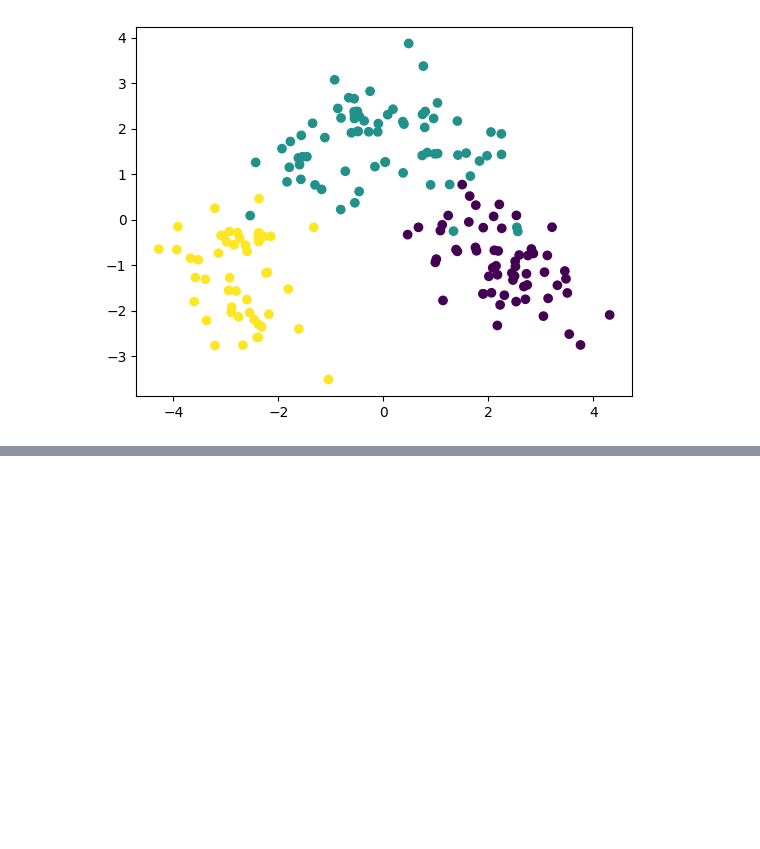
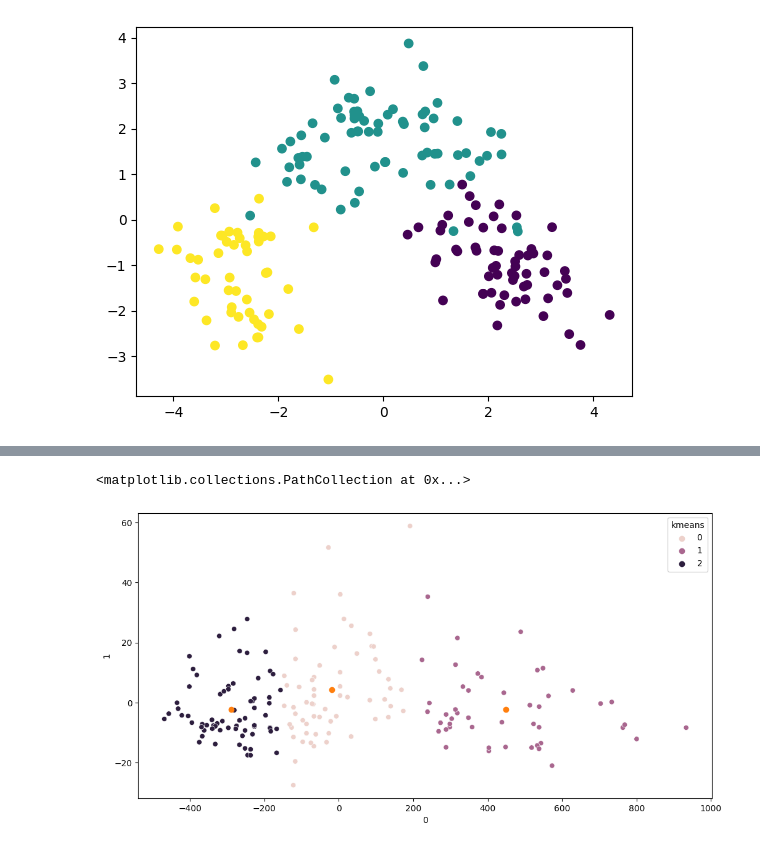
Before and after one commit to HWMV/MachineLearn, a Jupyter notebook: Machine_learning6.ipynb, the cells around one changed output, grey strips where cells are left out. Saved outputs shown, nothing was run; the diff lists cells and outputs as text; code cells hidden in the pictures; blank space fills up the shorter version.

```diff
--- a/Machine_learning6.ipynb
+++ b/Machine_learning6.ipynb
@@ -273,0 +293,6 @@ plt.scatter(df.iloc[:,0],df.iloc[:,1],c=dataset.target)
+# %%
+# wine 데이터셋 로드
+from sklearn.datasets import load_wine
+dataset = load_wine()
+data = pd.DataFrame(dataset.data, columns=dataset.feature_names)
+df = data.copy()
@@ -273,0 +328,14 @@ plt.scatter(df.iloc[:,0],df.iloc[:,1],c=dataset.target)
+# %%
+# 시각화 (PCA > 군집 > 시각화)
+# PCA
+df = data.copy()
+pca = PCA(n_components=2)
+df = pca.fit_transform(df)
+df = pd.DataFrame(df)
+# %%
+# KMeans를 통해 군집 시켜보자
+kmeans = KMeans(n_clusters=3)
+kmeans.fit(df)
+pred = kmeans.predict(df)
+df['kmeans'] = pred
+df
@@ -273,0 +356,15 @@ plt.scatter(df.iloc[:,0],df.iloc[:,1],c=dataset.target)
+# %%
+# 각 군집의 중심점 확인
+centers = kmeans.cluster_centers_
+# %%
+# 시각화 시작
+# seaborn 라이브러리 호출
+import seaborn as sns
+plt.figure(figsize=(12,6))  # 데이터가 크기 때문에 사이즈 업!
+sns.scatterplot(x=df.iloc[:,0],y=df.iloc[:,1], hue=df['kmeans'])
+
+# seaborn : 시각화 라이브러리 대표 주자
+plt.scatter(centers[:,0], centers[:,1])
+# %% [output]
+<matplotlib.collections.PathCollection at 0x...>
+[figure, added]
```
Also changed, not shown: parts of 19 cells of this notebook.
